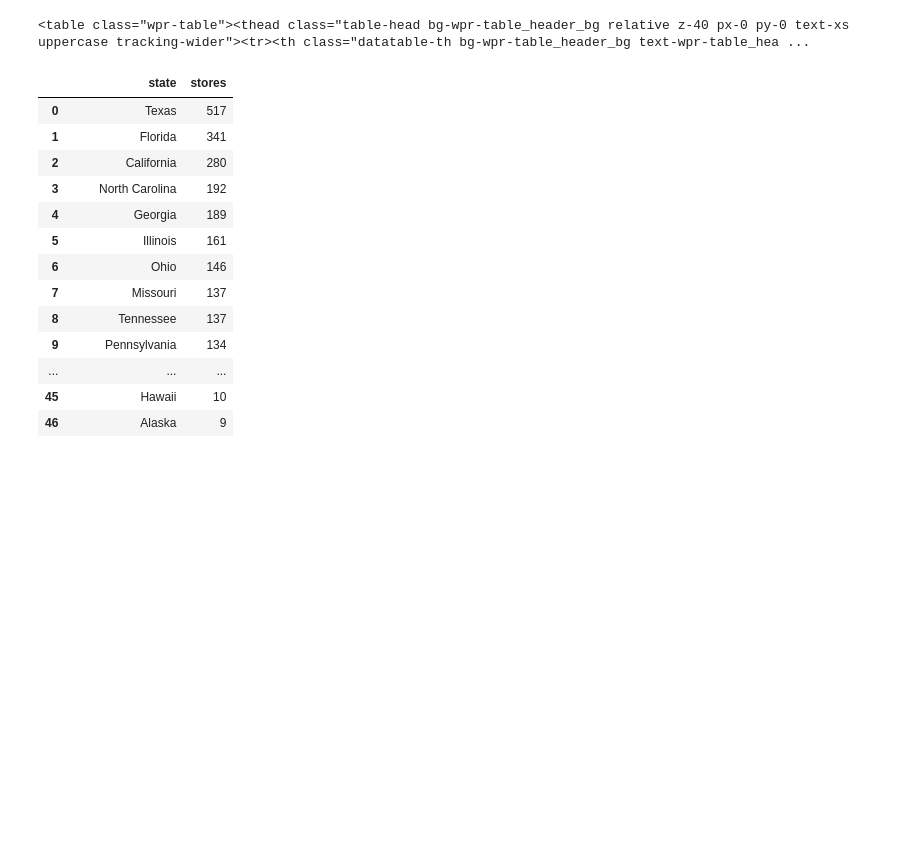
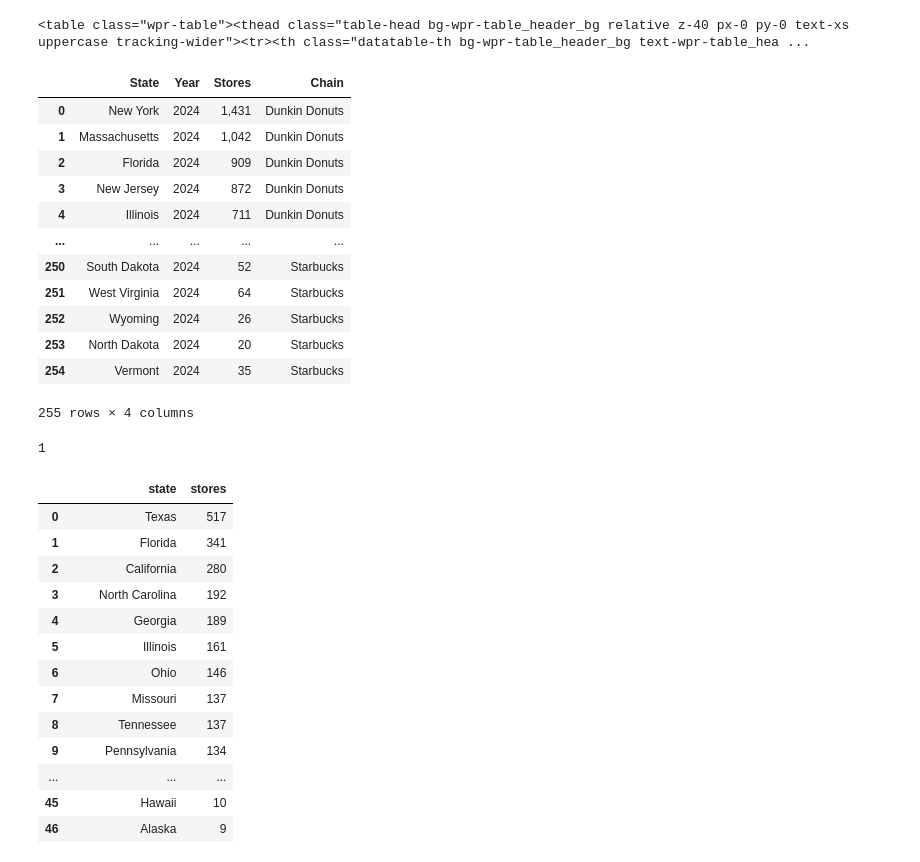
Before and after one commit to r-morag/Labs---GSB-544, a Jupyter notebook: lab_4.ipynb, the cells around one changed output. Cells and saved outputs as stored; diff of their text form; code cells hidden in the pictures; blank space fills up the shorter version.

```diff
--- a/lab_4.ipynb
+++ b/lab_4.ipynb
@@ -69,17 +78,18 @@ dunkin_rows = []
 for row in dunkin_table.find_all("tr")[1:]:
 
     # The information we need is the text between tags.
-
+    cells = row.find_all("td")
     state_tag = row.find("th")
     state = state_tag.text
 
-    store_tag = row.find("td")
-    store = store_tag.text
+    store_2024 = cells[0].text
+    store_2023 = cells[1].text
 
     # Append this data.
     dunkin_rows.append({
-        "state": state,
-        "dunkin_store_2023": store
+        "State": state,
+        "2024": store_2024,
+        "2023": store_2023
     })
 # %%
 dunkin_df = pd.DataFrame(dunkin_rows)
@@ -88,7 +96,33 @@ coffee_df = pd.merge(bux_df, dunkin_df, how="inner", on="state")
+# %%
+dunkin_df = dunkin_df.melt(id_vars=["State"], var_name="Year", value_name="Stores")
+# %%
+dunkin_df["Chain"] = "Dunkin Donuts"
+# %%
+coffee_df = pd.concat([dunkin_df, bux_df], ignore_index=True)
+# %%
+coffee_df
+# %% [output]
+|  | State | Year | Stores | Chain |
+| 0 | New York | 2024 | 1,431 | Dunkin Donuts |
+| 1 | Massachusetts | 2024 | 1,042 | Dunkin Donuts |
+| 2 | Florida | 2024 | 909 | Dunkin Donuts |
+| 3 | New Jersey | 2024 | 872 | Dunkin Donuts |
+| 4 | Illinois | 2024 | 711 | Dunkin Donuts |
+| ... | ... | ... | ... | ... |
+| 250 | South Dakota | 2024 | 52 | Starbucks |
+| 251 | West Virginia | 2024 | 64 | Starbucks |
+| 252 | Wyoming | 2024 | 26 | Starbucks |
+| 253 | North Dakota | 2024 | 20 | Starbucks |
+| 254 | Vermont | 2024 | 35 | Starbucks |
+255 rows × 4 columns
 # %%
 pop_response = requests.get("https://simple.wikipedia.org/wiki/List_of_U.S._states_by_population")
 # %%
 pop_soup = BeautifulSoup(pop_response.content, "html.parser")
+# %%
+len(pop_soup.find_all("table"))
+# %% [output]
+1
 # %%
 pop_table = pop_soup.find_all("table")[0]
 # %%
```
Also changed, not shown: parts of 9 cells of this notebook.
